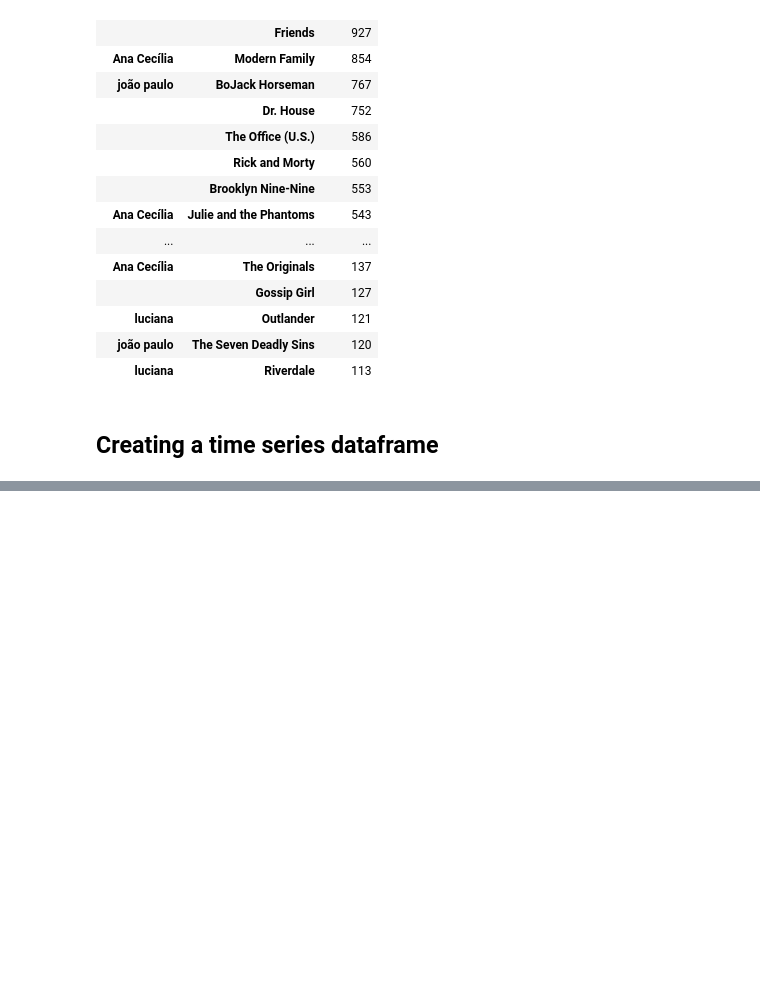
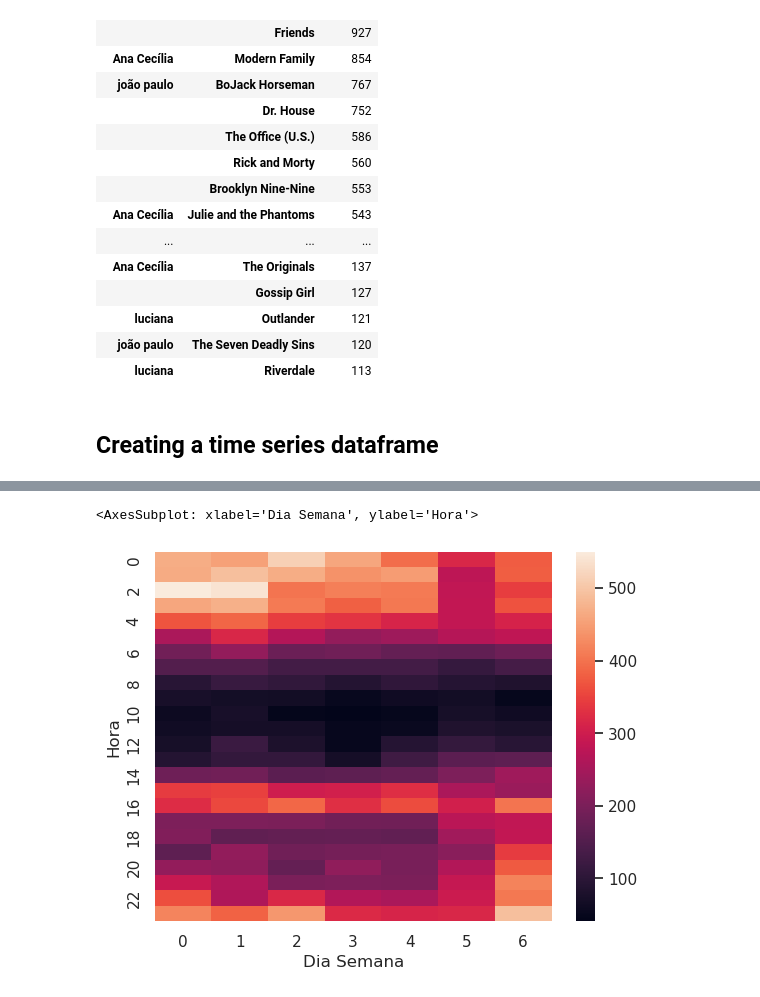
Before and after one commit to JohnHolz/JohnHolz.github.io, a Jupyter notebook: trabalho2.ipynb, the cells around one changed output, grey strips where cells are left out. Cells and saved outputs as stored; diff of their text form; code cells hidden in the pictures; blank space fills up the shorter version.

```diff
--- a/trabalho2.ipynb
+++ b/trabalho2.ipynb
@@ -242,0 +226,6 @@ test.to_csv('df_one.csv')
+# %%
+columns = ['Start Time','Profile Name']
+x = viewingAc[columns]
+x['Start Time'] = pd.to_datetime(x['Start Time'])
+x['Dia Semana'] = x['Start Time'].dt.weekday
+x['Hora'] = x['Start Time'].dt.hour
@@ -242,0 +248,5 @@ test.to_csv('df_one.csv')
+# %%
+sns.heatmap(pd.crosstab(x.Hora,x['Dia Semana']))
+# %% [output]
+<AxesSubplot: xlabel='Dia Semana', ylabel='Hora'>
+[figure, added]
```
Also changed, not shown: parts of 19 cells of this notebook, 6 other files.
